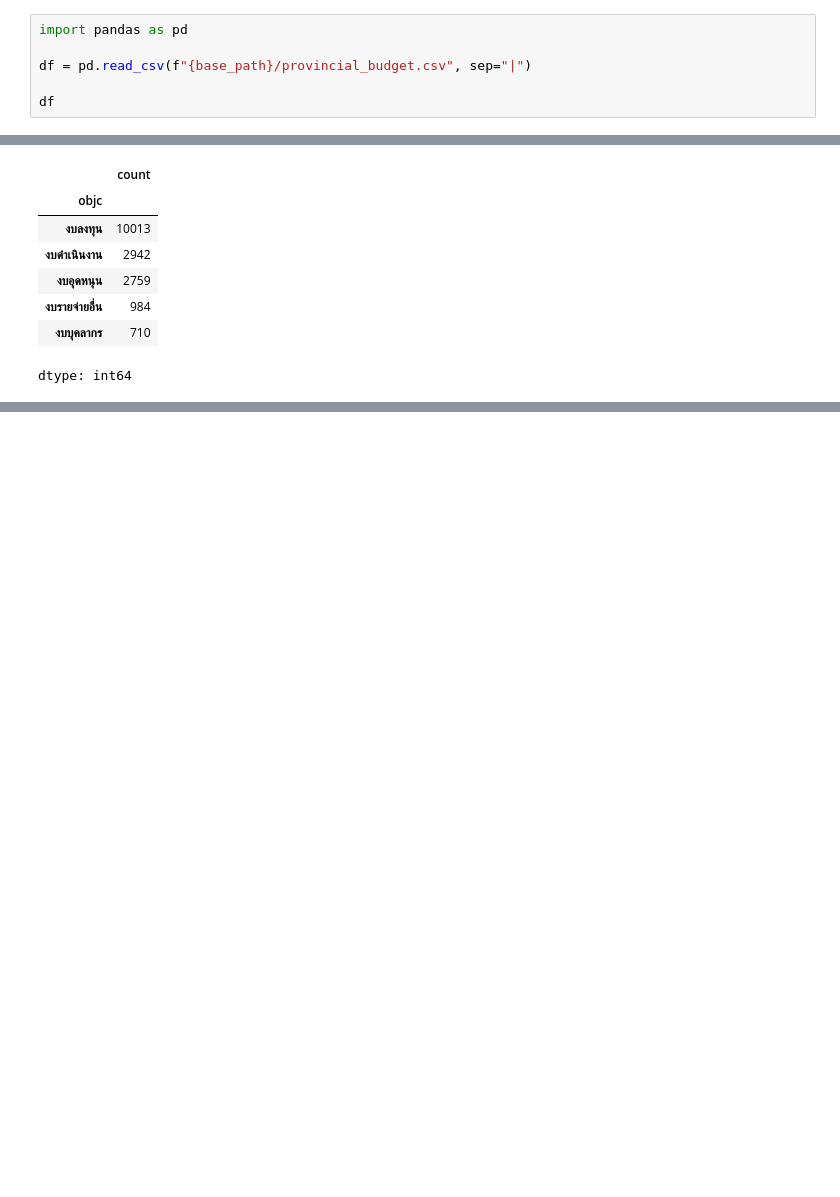
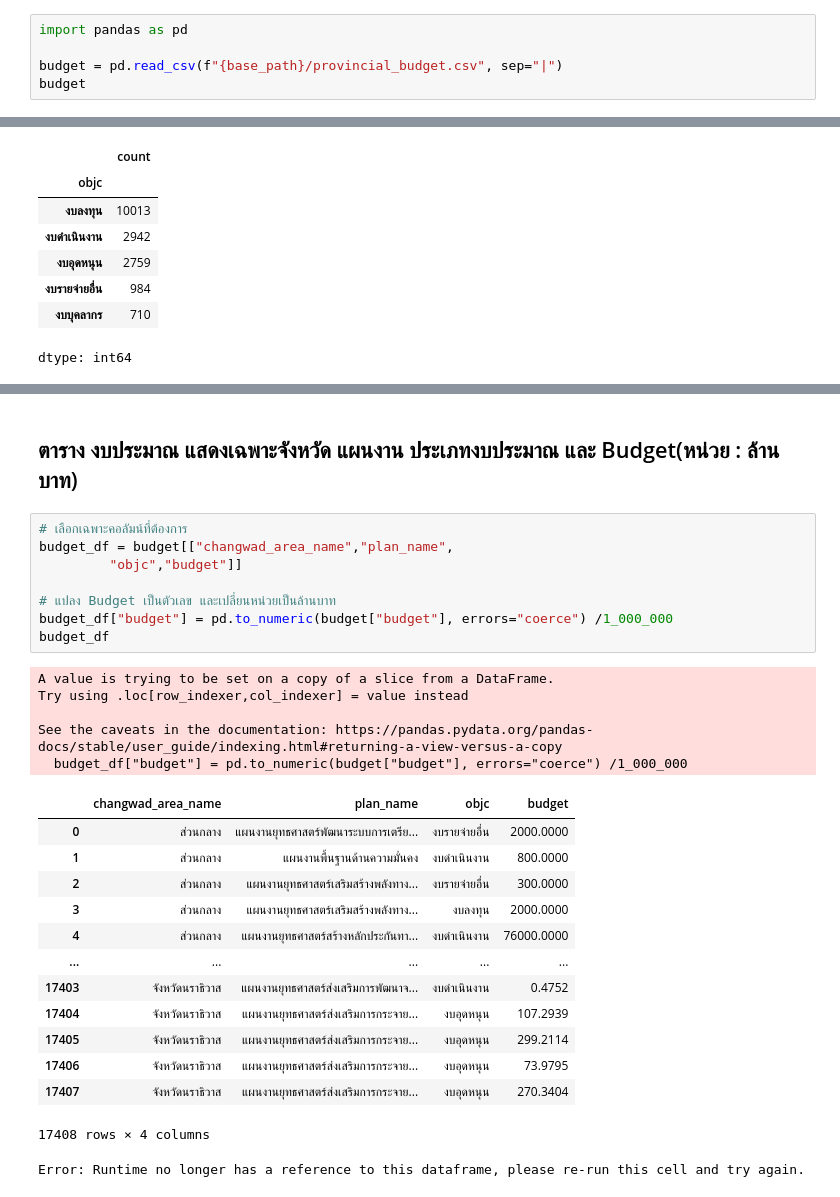
Before and after one commit to niradaa-art/project_BP_group8, a Jupyter notebook: Project_Colab_group8.ipynb, the cells around one changed output, grey strips where cells are left out. Saved outputs shown, nothing was run; the diff lists cells and outputs as text; blank space fills up the shorter version.

```diff
--- a/Project_Colab_group8.ipynb
+++ b/Project_Colab_group8.ipynb
@@ -26,9 +28,8 @@ Mounted at /content/drive
 # %%
 import pandas as pd
 
-df = pd.read_csv(f"{base_path}/provincial_budget.csv", sep="|")
-
-df
+budget = pd.read_csv(f"{base_path}/provincial_budget.csv", sep="|")
+budget
 # %% [output]
 |  | fy | changwad_area_name | min_name | agc_name | plan_name | output_name | objc | budget |
 | 0 | 66 | ส่วนกลาง | งบกลาง | งบกลาง | แผนงานยุทธศาสตร์พัฒนาระบบการเตรีย... | รายจ่ายงบกลาง : ค่าใช้จ่ายชดใช้เง... | งบรายจ่ายอื่น | 2000000000 |
@@ -222,0 +313,30 @@ dtype: int64
+# %% [markdown]
+## ตาราง งบประมาณ แสดงเฉพาะจังหวัด แผนงาน ประเภทงบประมาณ และ Budget(หน่วย : ล้านบาท)
+# %%
+# เลือกเฉพาะคอลัมน์ที่ต้องการ
+budget_df = budget[["changwad_area_name","plan_name",
+         "objc","budget"]]
+
+# แปลง Budget เป็นตัวเลข และเปลี่ยนหน่วยเป็นล้านบาท
+budget_df["budget"] = pd.to_numeric(budget["budget"], errors="coerce") /1_000_000
+budget_df
+# %% [output]
+A value is trying to be set on a copy of a slice from a DataFrame.
+Try using .loc[row_indexer,col_indexer] = value instead
+
+See the caveats in the documentation: https://pandas.pydata.org/pandas-docs/stable/user_guide/indexing.html#returning-a-view-versus-a-copy
+  budget_df["budget"] = pd.to_numeric(budget["budget"], errors="coerce") /1_000_000
+|  | changwad_area_name | plan_name | objc | budget |
+| 0 | ส่วนกลาง | แผนงานยุทธศาสตร์พัฒนาระบบการเตรีย... | งบรายจ่ายอื่น | 2000.0000 |
+| 1 | ส่วนกลาง | แผนงานพื้นฐานด้านความมั่นคง | งบดำเนินงาน | 800.0000 |
+| 2 | ส่วนกลาง | แผนงานยุทธศาสตร์เสริมสร้างพลังทาง... | งบรายจ่ายอื่น | 300.0000 |
+| 3 | ส่วนกลาง | แผนงานยุทธศาสตร์เสริมสร้างพลังทาง... | งบลงทุน | 2000.0000 |
+| 4 | ส่วนกลาง | แผนงานยุทธศาสตร์สร้างหลักประกันทา... | งบดำเนินงาน | 76000.0000 |
+| ... | ... | ... | ... | ... |
+| 17403 | จังหวัดนราธิวาส | แผนงานยุทธศาสตร์ส่งเสริมการพัฒนาจ... | งบดำเนินงาน | 0.4752 |
+| 17404 | จังหวัดนราธิวาส | แผนงานยุทธศาสตร์ส่งเสริมการกระจาย... | งบอุดหนุน | 107.2939 |
+| 17405 | จังหวัดนราธิวาส | แผนงานยุทธศาสตร์ส่งเสริมการกระจาย... | งบอุดหนุน | 299.2114 |
+| 17406 | จังหวัดนราธิวาส | แผนงานยุทธศาสตร์ส่งเสริมการกระจาย... | งบอุดหนุน | 73.9795 |
+| 17407 | จังหวัดนราธิวาส | แผนงานยุทธศาสตร์ส่งเสริมการกระจาย... | งบอุดหนุน | 270.3404 |
+17408 rows × 4 columns
+Error: Runtime no longer has a reference to this dataframe, please re-run this cell and try again.
```
Also changed, not shown: parts of 20 cells of this notebook.
